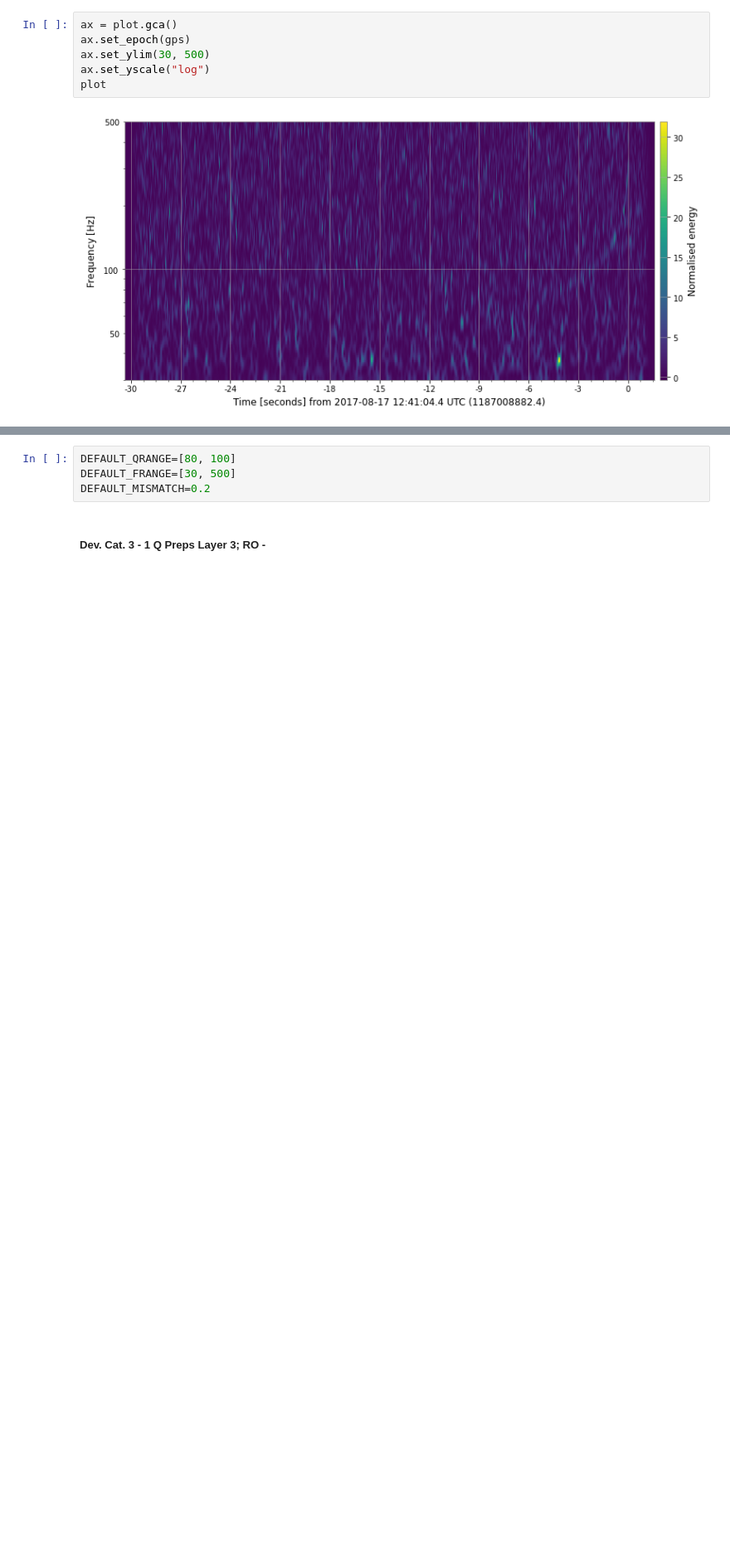
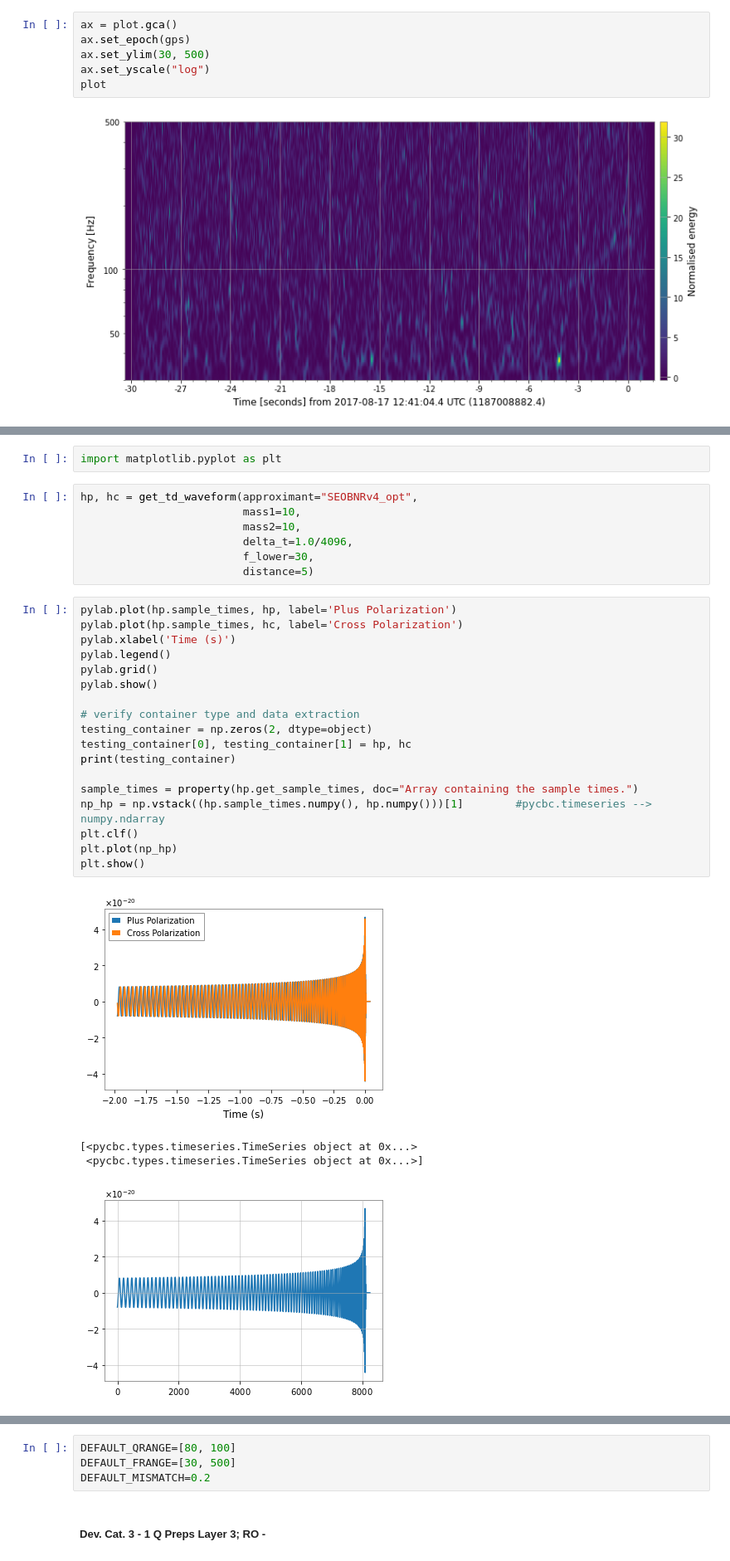
Before and after one commit to xli2522/GW-SignalGen, a Jupyter notebook: sqt.ipynb, the cells around one changed output, grey strips where cells are left out. Shown at 83% size. Drawn from its saved outputs; the diff is of its cells as text; blank space fills up the shorter version.

```diff
--- a/sqt.ipynb
+++ b/sqt.ipynb
@@ -119,0 +176,32 @@ plot
+# %%
+import matplotlib.pyplot as plt
+# %%
+hp, hc = get_td_waveform(approximant="SEOBNRv4_opt",
+                         mass1=10,
+                         mass2=10,
+                         delta_t=1.0/4096,
+                         f_lower=30,
+                         distance=5)
+# %%
+pylab.plot(hp.sample_times, hp, label='Plus Polarization')
+pylab.plot(hp.sample_times, hc, label='Cross Polarization')
+pylab.xlabel('Time (s)')
+pylab.legend()
+pylab.grid()
+pylab.show()
+
+# verify container type and data extraction
+testing_container = np.zeros(2, dtype=object)
+testing_container[0], testing_container[1] = hp, hc
+print(testing_container)
+
+sample_times = property(hp.get_sample_times, doc="Array containing the sample times.")
+np_hp = np.vstack((hp.sample_times.numpy(), hp.numpy()))[1]        #pycbc.timeseries --> numpy.ndarray
+plt.clf()
+plt.plot(np_hp)
+plt.show()
+# %% [output]
+[figure, added]
+[<pycbc.types.timeseries.TimeSeries object at 0x...>
+ <pycbc.types.timeseries.TimeSeries object at 0x...>]
+[figure, added]
```
Also changed, not shown: parts of 13 cells of this notebook.
